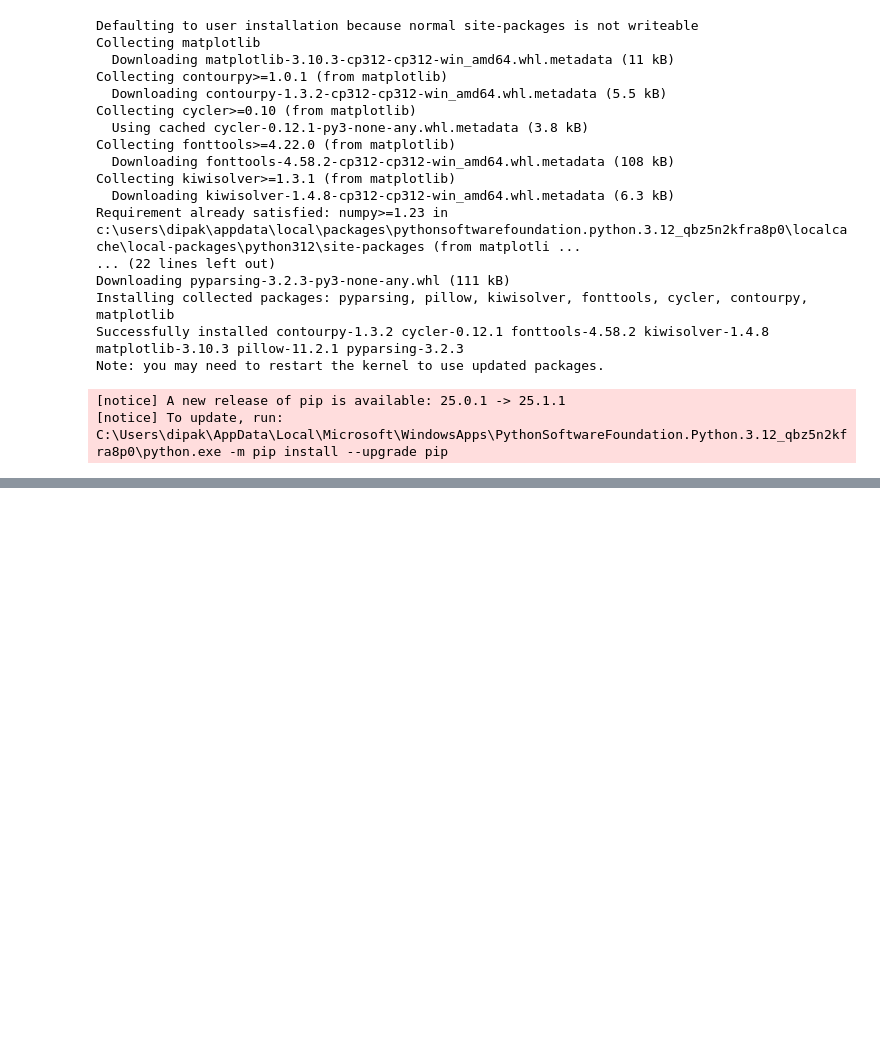
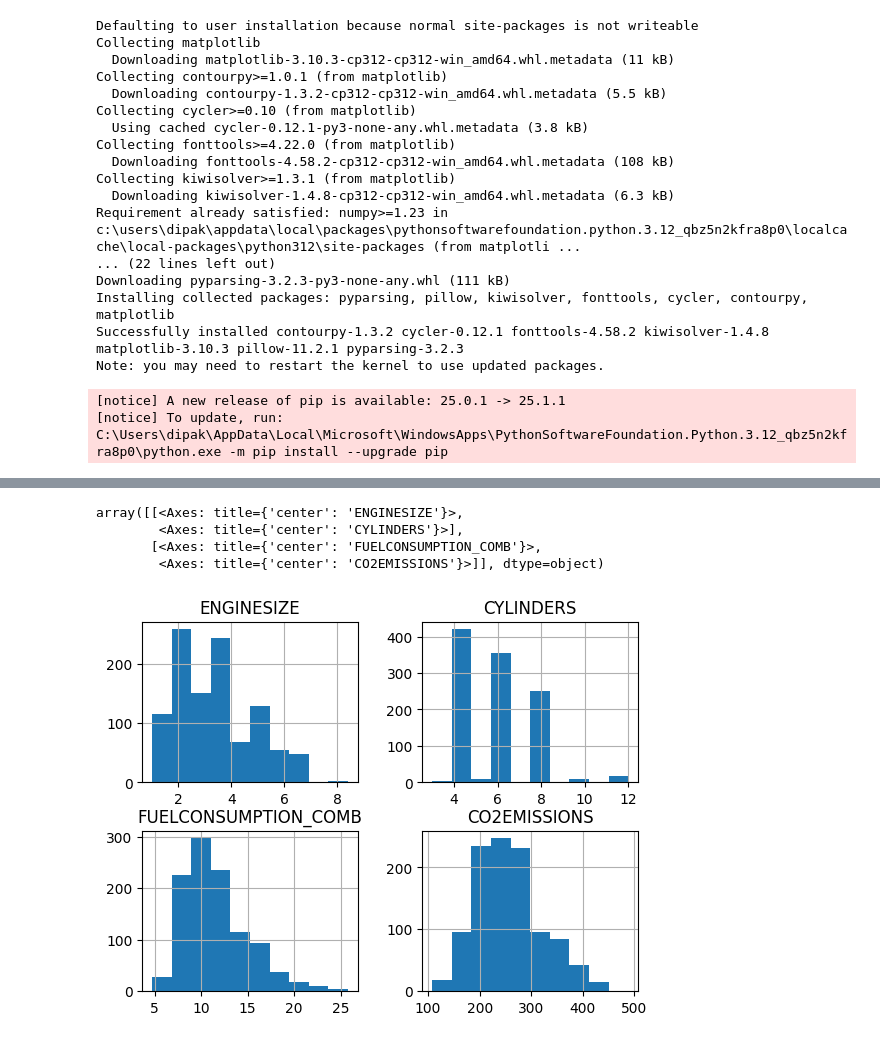
Before and after one commit to dipak1920basnet/Regression, a Jupyter notebook: simplelinear.ipynb, the cells around one changed output, grey strips where cells are left out. Drawn from its saved outputs; the diff is of its cells as text; code cells hidden in the pictures; blank space fills up the shorter version.

Commit message:
visualize the histogram for each features

```diff
--- a/simplelinear.ipynb
+++ b/simplelinear.ipynb
@@ -104,0 +118,12 @@ df.sample(5)
+# %%
+cdf = df[['ENGINESIZE','CYLINDERS','FUELCONSUMPTION_COMB','CO2EMISSIONS']]
+# %%
+viz = cdf[['ENGINESIZE','CYLINDERS','FUELCONSUMPTION_COMB','CO2EMISSIONS']]
+viz.hist()
+# plt.show()
+# %% [output]
+array([[<Axes: title={'center': 'ENGINESIZE'}>,
+        <Axes: title={'center': 'CYLINDERS'}>],
+       [<Axes: title={'center': 'FUELCONSUMPTION_COMB'}>,
+        <Axes: title={'center': 'CO2EMISSIONS'}>]], dtype=object)
+[figure, added]
```
Also changed, not shown: parts of 2 cells of this notebook.
